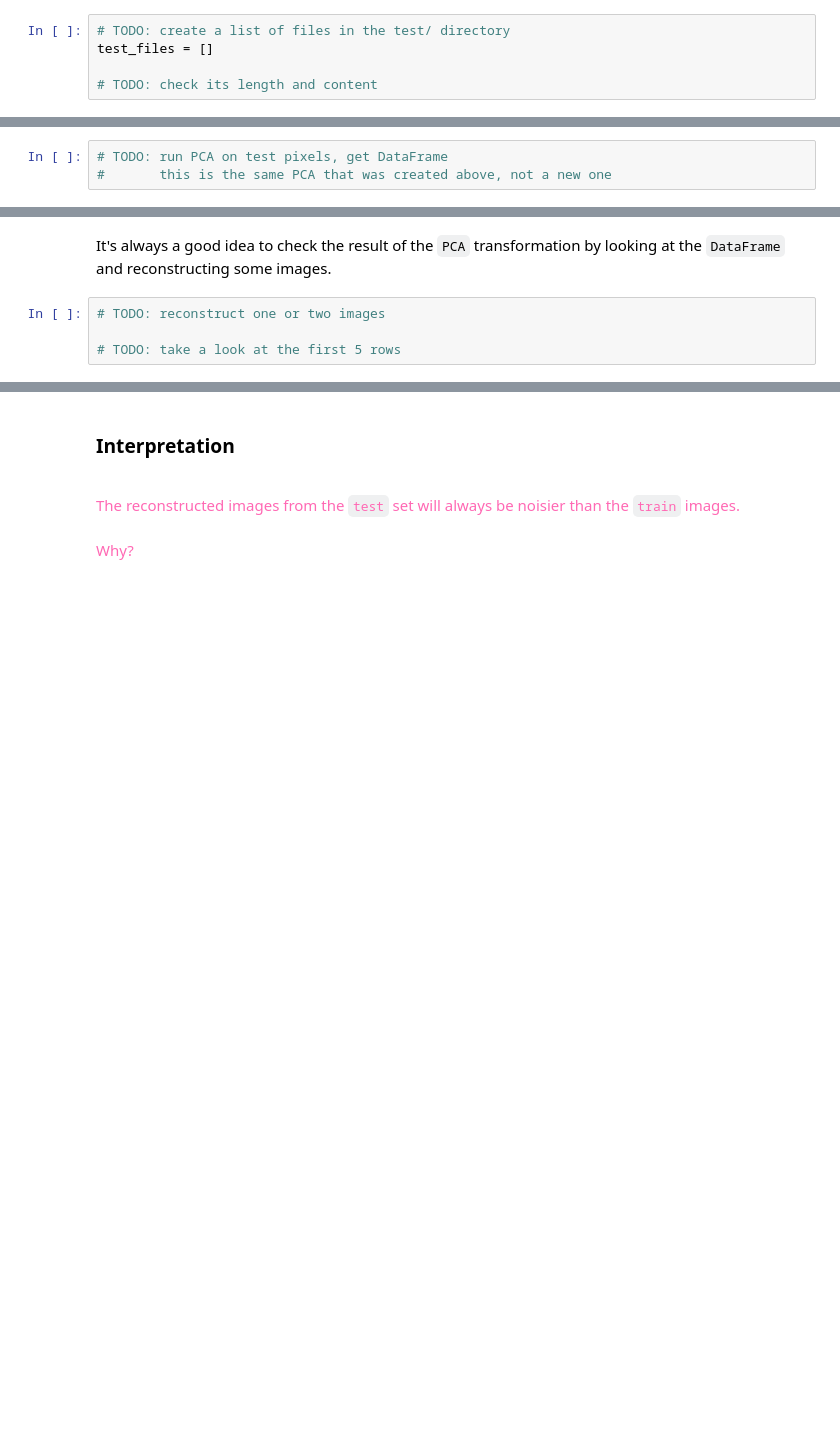
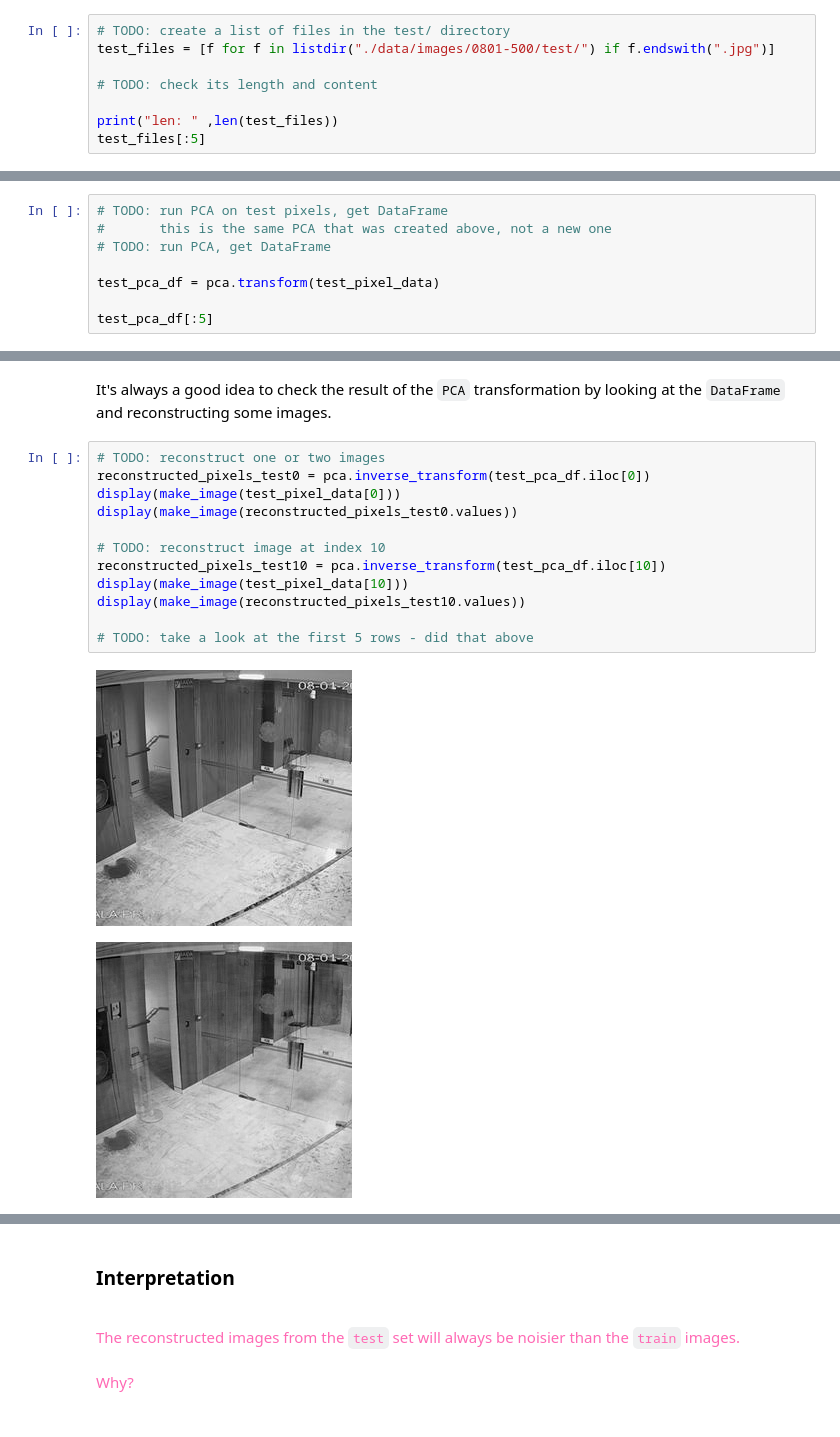
Before and after one commit to IntrotoML9103/HW_09, a Jupyter notebook: HW09.ipynb, the cells around one changed output, grey strips where cells are left out. Cells and saved outputs as stored; diff of their text form; blank space fills up the shorter version.

```diff
--- a/HW09.ipynb
+++ b/HW09.ipynb
@@ -529,6 +584,9 @@ Why, or why not?
 Now we'll open the image files inside the `./data/images/0801-500/test/` directory, using almost the exact same steps as we did above to create a `DataFrame` with the exception that we don't have labels for these images.
 # %%
 # TODO: create a list of files in the test/ directory
-test_files = []
+test_files = [f for f in listdir("./data/images/0801-500/test/") if f.endswith(".jpg")]
 
 # TODO: check its length and content
+
+print("len: " ,len(test_files))
+test_files[:5]
@@ -547,3 +612,8 @@ Since those are already trained, all we have to do is run their `transform()` fu
 # %%
 # TODO: run PCA on test pixels, get DataFrame
 #       this is the same PCA that was created above, not a new one
+# TODO: run PCA, get DataFrame
+
+test_pca_df = pca.transform(test_pixel_data)
+
+test_pca_df[:5]
@@ -551,5 +629,16 @@ Since those are already trained, all we have to do is run their `transform()` fu
 It's always a good idea to check the result of the `PCA` transformation by looking at the `DataFrame` and reconstructing some images.
 # %%
 # TODO: reconstruct one or two images
+reconstructed_pixels_test0 = pca.inverse_transform(test_pca_df.iloc[0])
+display(make_image(test_pixel_data[0]))
+display(make_image(reconstructed_pixels_test0.values))
 
-# TODO: take a look at the first 5 rows
+# TODO: reconstruct image at index 10
+reconstructed_pixels_test10 = pca.inverse_transform(test_pca_df.iloc[10])
+display(make_image(test_pixel_data[10]))
+display(make_image(reconstructed_pixels_test10.values))
+
+# TODO: take a look at the first 5 rows - did that above
+# %% [output]
+[figure, added]
+[figure, added]
```
Also changed, not shown: parts of 20 cells of this notebook.
